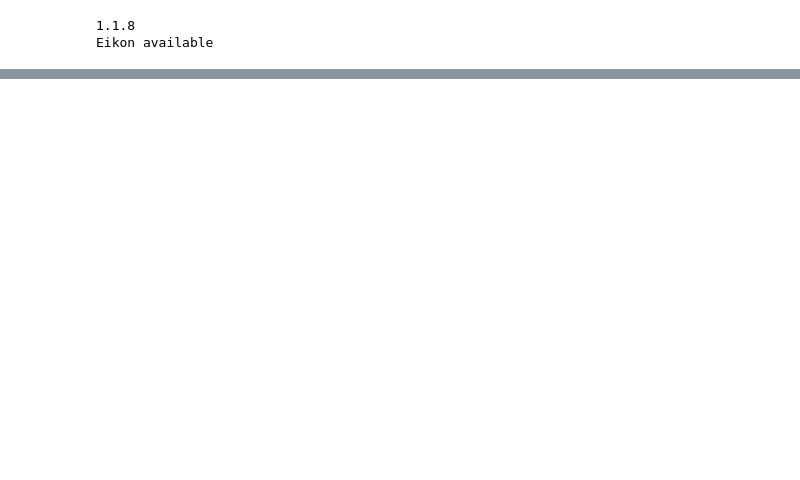
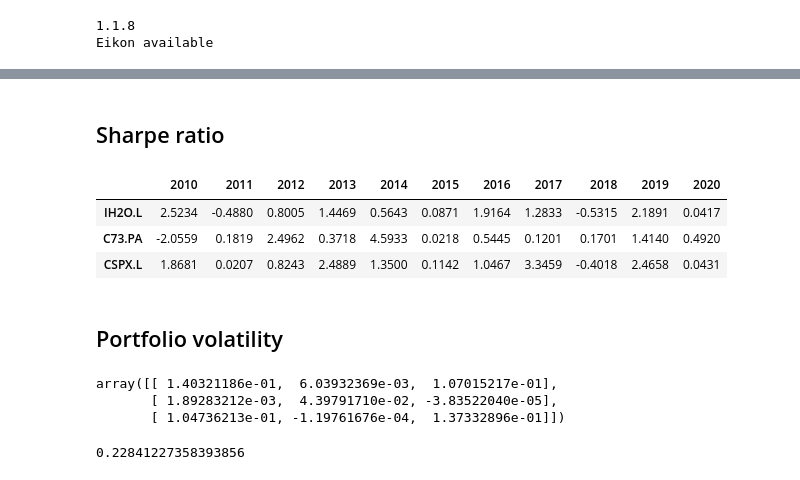
Before and after one commit to RubenPhy/portfolio_construction, a Jupyter notebook: Portfolio_contruction.ipynb, the cells around one changed output, grey strips where cells are left out. Saved outputs shown, nothing was run; the diff lists cells and outputs as text; code cells hidden in the pictures; blank space fills up the shorter version.

```diff
--- a/Portfolio_contruction.ipynb
+++ b/Portfolio_contruction.ipynb
@@ -53,0 +80,12 @@ df
+# %% [markdown]
+## Sharpe ratio
+# %%
+df_SR = ((df_returns - 0.01)/df_vol)
+df_SR.round(4)
+# %% [output]
+|  | 2010 | 2011 | 2012 | 2013 | 2014 | 2015 | 2016 | 2017 | 2018 | 2019 | 2020 |
+| IH2O.L | 2.5234 | -0.4880 | 0.8005 | 1.4469 | 0.5643 | 0.0871 | 1.9164 | 1.2833 | -0.5315 | 2.1891 | 0.0417 |
+| C73.PA | -2.0559 | 0.1819 | 2.4962 | 0.3718 | 4.5933 | 0.0218 | 0.5445 | 0.1201 | 0.1701 | 1.4140 | 0.4920 |
+| CSPX.L | 1.8681 | 0.0207 | 0.8243 | 2.4889 | 1.3500 | 0.1142 | 1.0467 | 3.3459 | -0.4018 | 2.4658 | 0.0431 |
+# %% [markdown]
+## Portfolio volatility
@@ -53,0 +101,12 @@ df
+# %%
+m = np.identity(3)*[std1,std2,std3]
+cv = np.matmul(m,df_cov.values)
+cv
+# %% [output]
+array([[ 1.40321186e-01,  6.03932369e-03,  1.07015217e-01],
+       [ 1.89283212e-03,  4.39791710e-02, -3.83522040e-05],
+       [ 1.04736213e-01, -1.19761676e-04,  1.37332896e-01]])
+# %%
+np.sqrt(np.matmul(np.matmul(w,cv),w))
+# %% [output]
+0.22841227358393856
```
Also changed, not shown: parts of 18 cells of this notebook, 2 other files.
